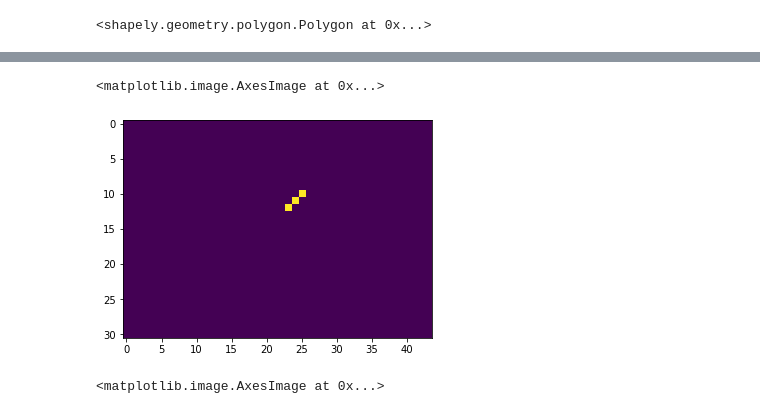
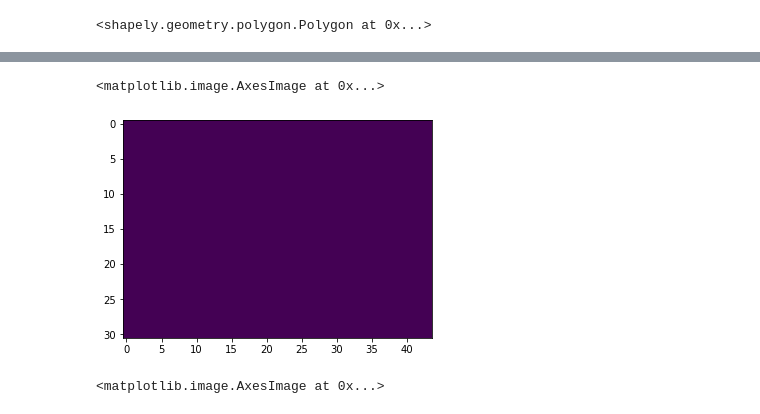
Before and after one commit to clemenshug/celltide, a Jupyter notebook: celltide_exploration.ipynb, the cells around one changed output, grey strips where cells are left out. Saved outputs shown, nothing was run; the diff lists cells and outputs as text; code cells hidden in the pictures.

```diff
--- a/celltide_exploration.ipynb
+++ b/celltide_exploration.ipynb
@@ -787,9 +781,9 @@ from collections import defaultdict
 from itertools import pairwise
 # %%
 def place_mask(mask_slice, target_slice, mask):
-    print(f"mask slice {mask_slice} target_slice {target_slice} mask shape {mask.shape}")
+    # print(f"mask slice {mask_slice} target_slice {target_slice} mask shape {mask.shape}")
     target_shape = (target_slice[2] - target_slice[0], target_slice[3] - target_slice[1])
-    print(f"target_shape {target_shape}")
+    # print(f"target_shape {target_shape}")
     x = np.zeros(target_shape, dtype=mask.dtype)
     place_slice = np.array([
         mask_slice[0] - target_slice[0],
@@ -797,7 +791,7 @@ def place_mask(mask_slice, target_slice, mask):
         mask_slice[2] - target_slice[0],
         mask_slice[3] - target_slice[1]
     ])
-    print(f"place_slice {place_slice}")
+    # print(f"place_slice {place_slice}")
     x[place_slice[0]:place_slice[2], place_slice[1]:place_slice[3]] = mask
     return x
 
@@ -843,12 +837,12 @@ class IntersectionProfiler:
                 x = np.pad(mask[1], max_radius - j)
                 cell_masks[i].append((sl, x))
         origin_slices = (cell_masks[0][max_radius][0], cell_masks[1][max_radius][0])
-        print(origin_slices)
+        # print(origin_slices)
         target_slice = np.concatenate([
             np.minimum(origin_slices[0][:2], origin_slices[1][:2]),
             np.maximum(origin_slices[0][2:], origin_slices[1][2:])
         ])
-        print(target_slice)
+        # print(target_slice)
         cell_masks_placed = {
             i: [place_mask(origin_slices[i], target_slice, m[1]) for m in masks] for i, masks in cell_masks.items()
         }
@@ -861,5 +855,23 @@ class IntersectionProfiler:
             for m in a:
                 print(m.shape, cell_masks_placed[i][0].shape)
                 profile_masks.append(np.bitwise_and(m, cell_masks_placed[1 - i][0]))
-        signal_means =
-        return profile_masks
+        # x = self.intensity_image[target_slice[0]:target_slice[2], target_slice[1]:target_slice[3], :]
+        # print(
+        #     x.shape
+        # )
+        # print(
+        #     # x[profile_masks[0][:, :, np.newaxis]]
+        #     x[profile_masks[0], :]
+        # )
+        signal_means = np.stack([
+            np.mean(
+                self.intensity_image[target_slice[0]:target_slice[2], target_slice[1]:target_slice[3]][p, :],
+                axis=0
+            ) for p in profile_masks
+        ])
+        # signal_means = np.stack([
+        #     np.mean(
+        #         self.intensity_image[target_slice[0]:target_slice[2], target_slice[1]:target_slice[3]][p]
+        #     )
+        # ])
+        return profile_masks, signal_means
@@ -868,5 +884,5 @@ intersection_profiler = IntersectionProfiler(
     sm[...], np.moveaxis(im[...], 0, -1)
 )
 # %%
-i_mask = intersection_profiler.get_profile((3, 7), intersections[(3, 7)], 3)
+pmasks, signal_means = intersection_profiler.get_profile((3, 7), intersections[(3, 7)], 3)
 # %% [output]
@@ -890,8 +977,8 @@ target_shape (31, 44)
 # %%
-plt.imshow(i_mask[4])
+plt.imshow(pmasks[5])
 # %% [output]
 <matplotlib.image.AxesImage at 0x...>
-[figure, old version]
+[figure, new version]
 # %%
 plt.imshow(i_mask[0][1])
 # %% [output]
```
Also changed, not shown: parts of 12 cells of this notebook.
